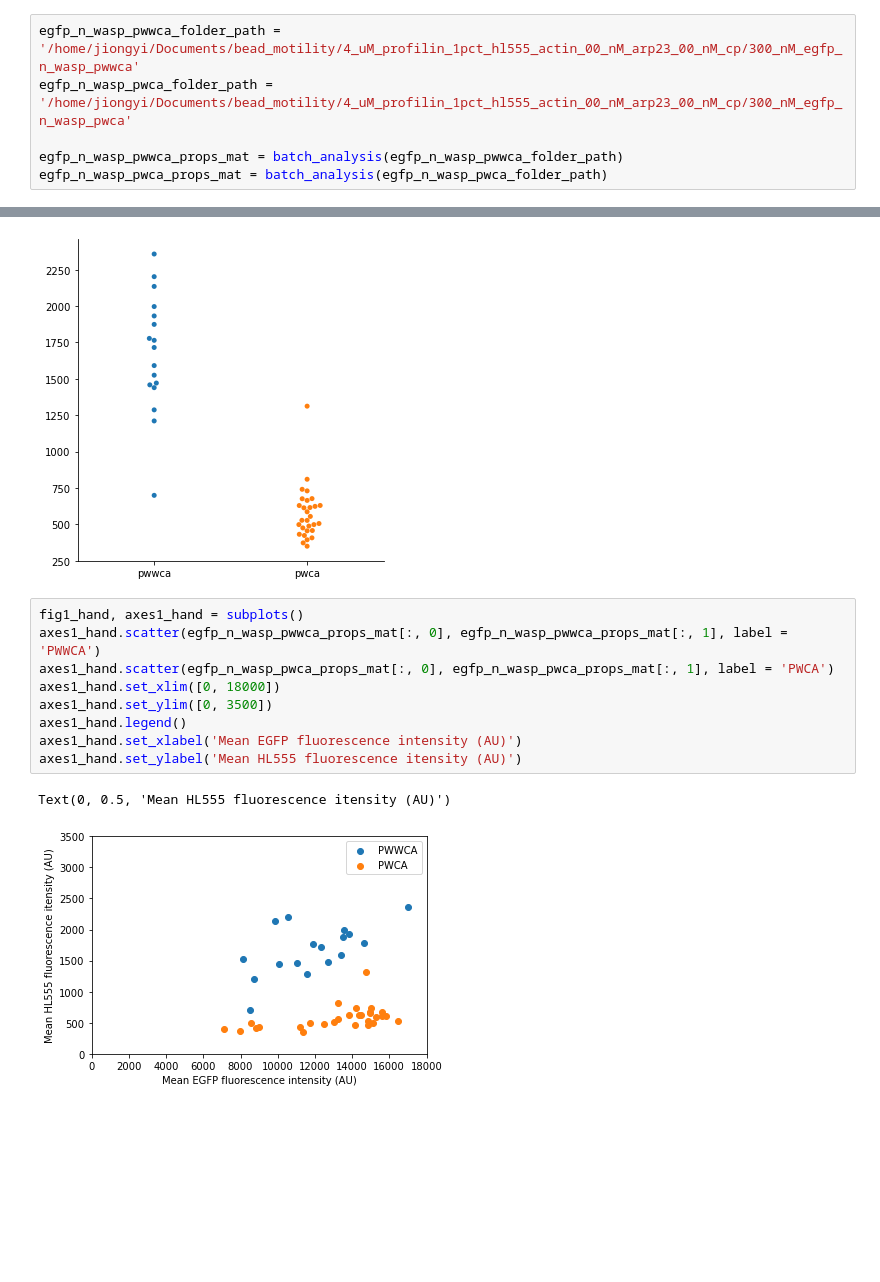
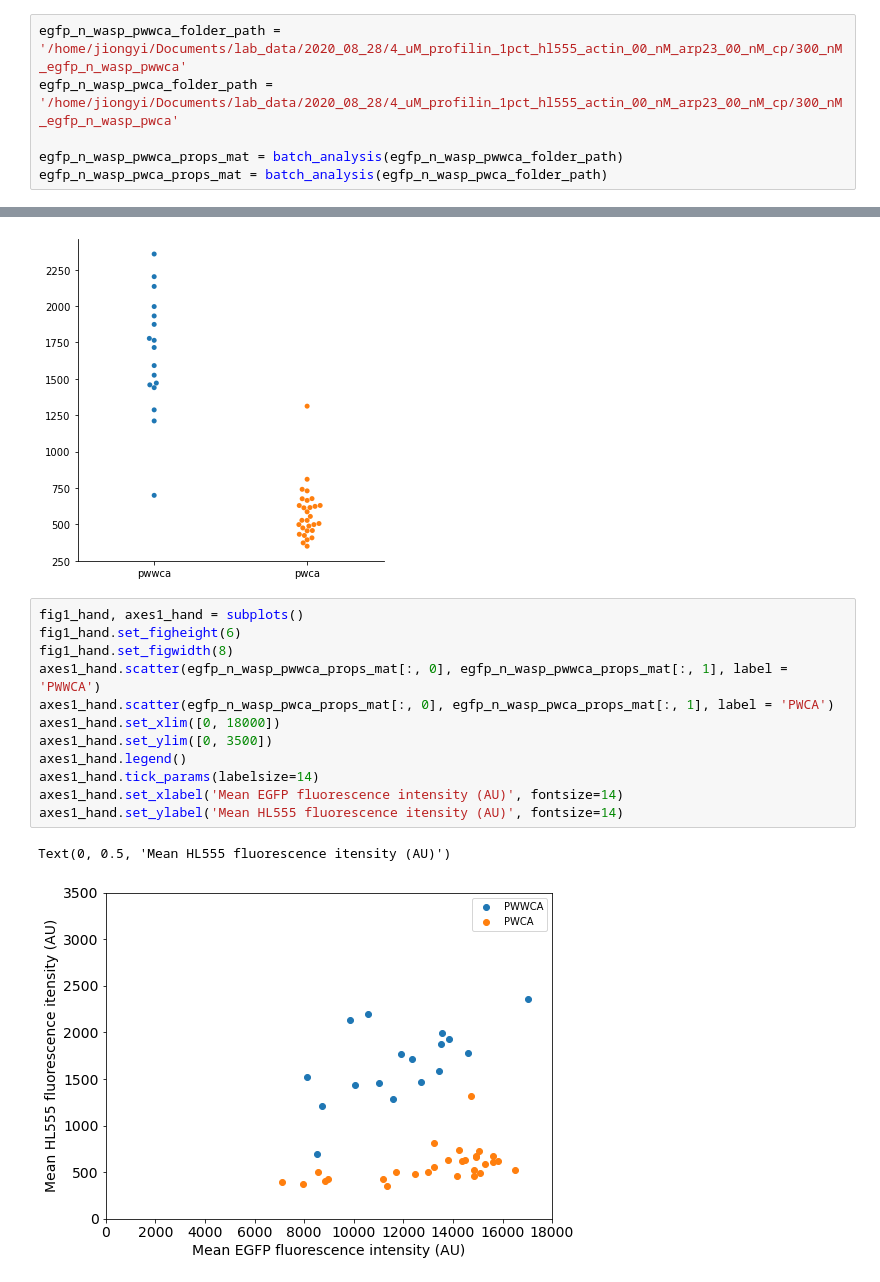
Before and after one commit to jiongyi/postdoc, a Jupyter notebook: actin_assembly/bead_motility/2020_09_02_egfp_n_wasp_pwwca_vs_pwca_actin_intensity-Copy1.ipynb, the cells around one changed output, grey strips where cells are left out. Saved outputs shown, nothing was run; the diff lists cells and outputs as text; blank space fills up the shorter version.

```diff
--- a/actin_assembly/bead_motility/2020_09_02_egfp_n_wasp_pwwca_vs_pwca_actin_intensity-Copy1.ipynb
+++ b/actin_assembly/bead_motility/2020_09_02_egfp_n_wasp_pwwca_vs_pwca_actin_intensity-Copy1.ipynb
@@ -1,8 +1,8 @@
 # %%
 from bead_motility3 import *
 # %%
-egfp_n_wasp_pwwca_folder_path = '/home/jiongyi/Documents/bead_motility/4_uM_profilin_1pct_hl555_actin_00_nM_arp23_00_nM_cp/300_nM_egfp_n_wasp_pwwca'
-egfp_n_wasp_pwca_folder_path = '/home/jiongyi/Documents/bead_motility/4_uM_profilin_1pct_hl555_actin_00_nM_arp23_00_nM_cp/300_nM_egfp_n_wasp_pwca'
+egfp_n_wasp_pwwca_folder_path = '/home/jiongyi/Documents/lab_data/2020_08_28/4_uM_profilin_1pct_hl555_actin_00_nM_arp23_00_nM_cp/300_nM_egfp_n_wasp_pwwca'
+egfp_n_wasp_pwca_folder_path = '/home/jiongyi/Documents/lab_data/2020_08_28/4_uM_profilin_1pct_hl555_actin_00_nM_arp23_00_nM_cp/300_nM_egfp_n_wasp_pwca'
 
 egfp_n_wasp_pwwca_props_mat = batch_analysis(egfp_n_wasp_pwwca_folder_path)
 egfp_n_wasp_pwca_props_mat = batch_analysis(egfp_n_wasp_pwca_folder_path)
@@ -27,13 +27,16 @@ catplot(data = hl555_intensity_df.transpose(), kind = 'swarm')
 [figure]
 # %%
 fig1_hand, axes1_hand = subplots()
+fig1_hand.set_figheight(6)
+fig1_hand.set_figwidth(8)
 axes1_hand.scatter(egfp_n_wasp_pwwca_props_mat[:, 0], egfp_n_wasp_pwwca_props_mat[:, 1], label = 'PWWCA')
 axes1_hand.scatter(egfp_n_wasp_pwca_props_mat[:, 0], egfp_n_wasp_pwca_props_mat[:, 1], label = 'PWCA')
 axes1_hand.set_xlim([0, 18000])
 axes1_hand.set_ylim([0, 3500])
 axes1_hand.legend()
-axes1_hand.set_xlabel('Mean EGFP fluorescence intensity (AU)')
-axes1_hand.set_ylabel('Mean HL555 fluorescence itensity (AU)')
+axes1_hand.tick_params(labelsize=14)
+axes1_hand.set_xlabel('Mean EGFP fluorescence intensity (AU)', fontsize=14)
+axes1_hand.set_ylabel('Mean HL555 fluorescence itensity (AU)', fontsize=14)
 # %% [output]
 Text(0, 0.5, 'Mean HL555 fluorescence itensity (AU)')
-[figure, old version]
+[figure, new version]
```
Also changed, not shown: parts of 3 cells of this notebook.
